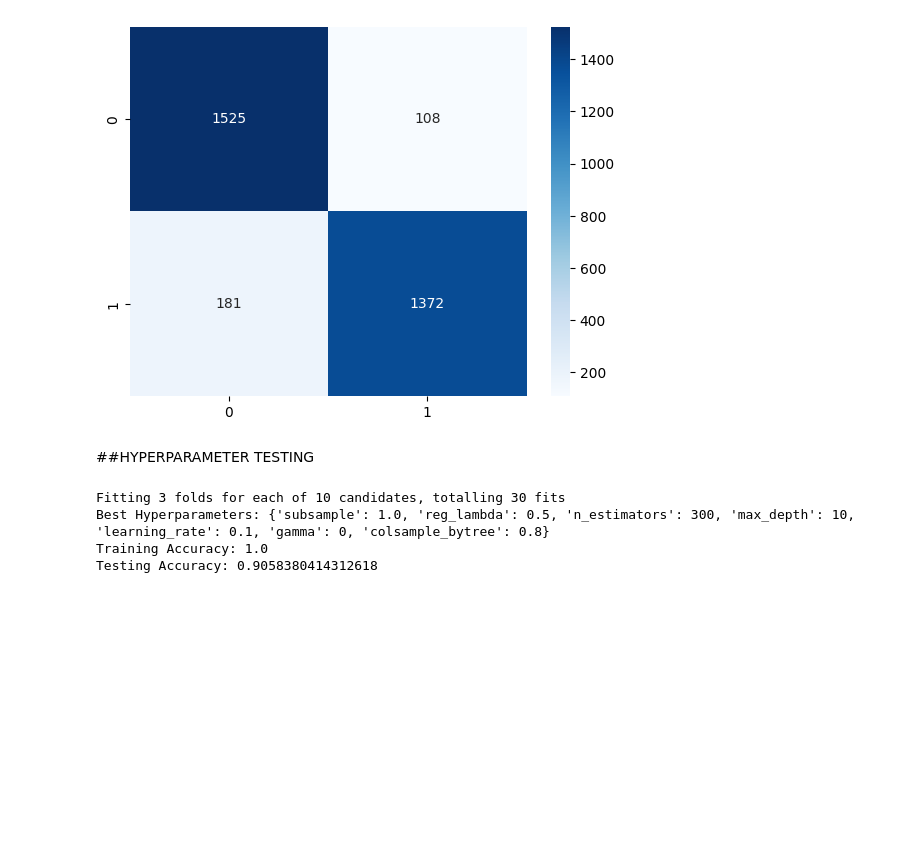
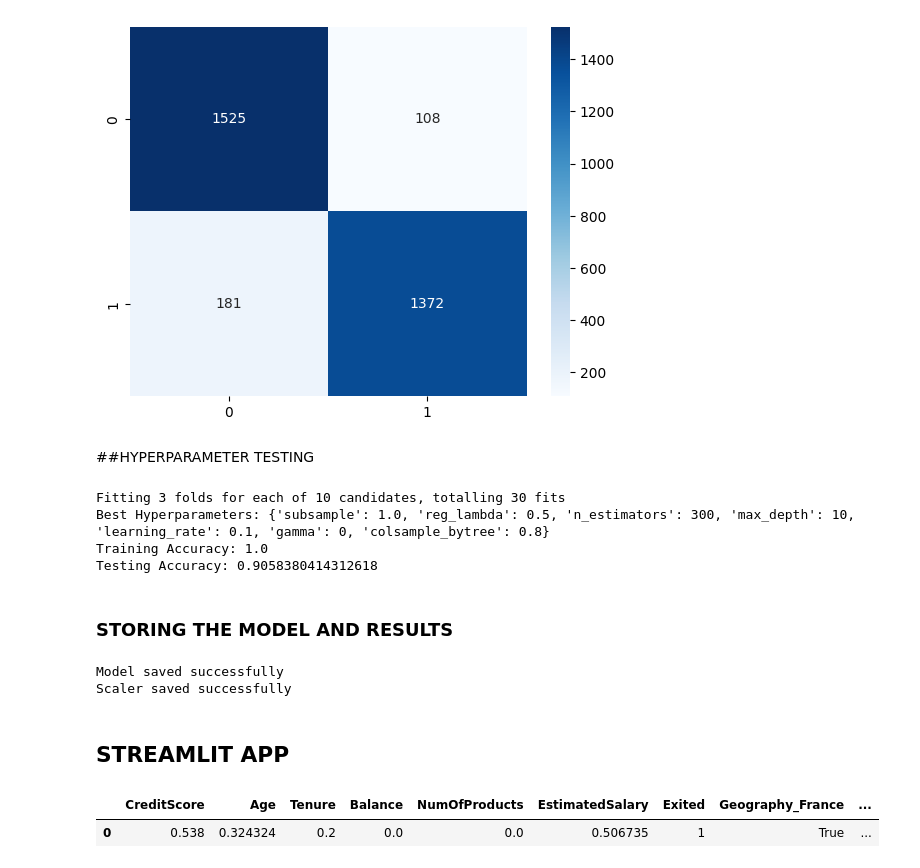
Before and after one commit to Mainabryan/-DropNet-Predicting-University-Dropout-Risk-in-Kenya, a Jupyter notebook: Untitled94.ipynb, the cells around one changed output. Drawn from its saved outputs; the diff is of its cells as text; code cells hidden in the pictures; blank space fills up the shorter version.

```diff
--- a/Untitled94.ipynb
+++ b/Untitled94.ipynb
@@ -572,3 +583,35 @@ Fitting 3 folds for each of 10 candidates, totalling 30 fits
 Best Hyperparameters: {'subsample': 1.0, 'reg_lambda': 0.5, 'n_estimators': 300, 'max_depth': 10, 'learning_rate': 0.1, 'gamma': 0, 'colsample_bytree': 0.8}
 Training Accuracy: 1.0
 Testing Accuracy: 0.9058380414312618
+# %% [markdown]
+### STORING THE MODEL AND  RESULTS
+# %%
+#Adding the  predictions to the  oriinal dataset
+chhurn['Exited_pred'] = all_df_predict
+chhurn['Exited_pred_proba'] = all_df_predict_proba[:,1]
+#Exporting the  data with the predictions
+chhurn.to_csv('churn_predictions.csv', index=False)
+
+# saving the feature importance (Corrected syntax)
+feature_importance_df.to_excel('feature_importance.xlsx', index=False)
+
+#Save the best model
+import pickle
+with open('best_model.pkl', 'wb') as file:
+  pickle.dump(best_model, file)
+
+  print ('Model saved successfully')
+  # saving the scaler
+  with open('scaler.pkl', 'wb') as scaler_file:
+    pickle.dump(scaler, scaler_file)
+    print('Scaler saved successfully')
+# %% [output]
+Model saved successfully
+Scaler saved successfully
+# %% [markdown]
+## STREAMLIT APP
+# %%
+display(new_churn.head(1))
+# %% [output]
+|  | CreditScore | Age | Tenure | Balance | NumOfProducts | EstimatedSalary | Exited | Geography_France | ... |
+| 0 | 0.538 | 0.324324 | 0.2 | 0.0 | 0.0 | 0.506735 | 1 | True | ... |
```
Also changed, not shown: parts of 6 cells of this notebook.
